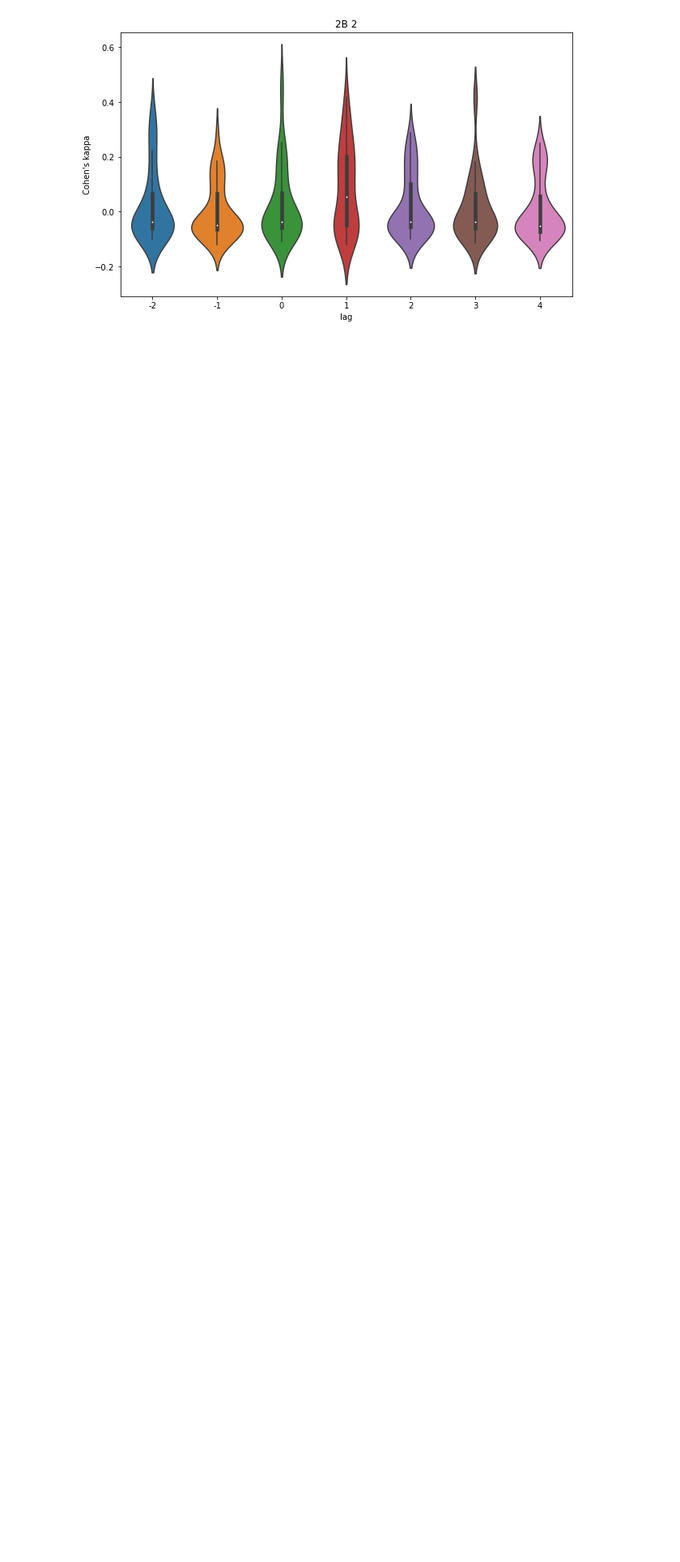
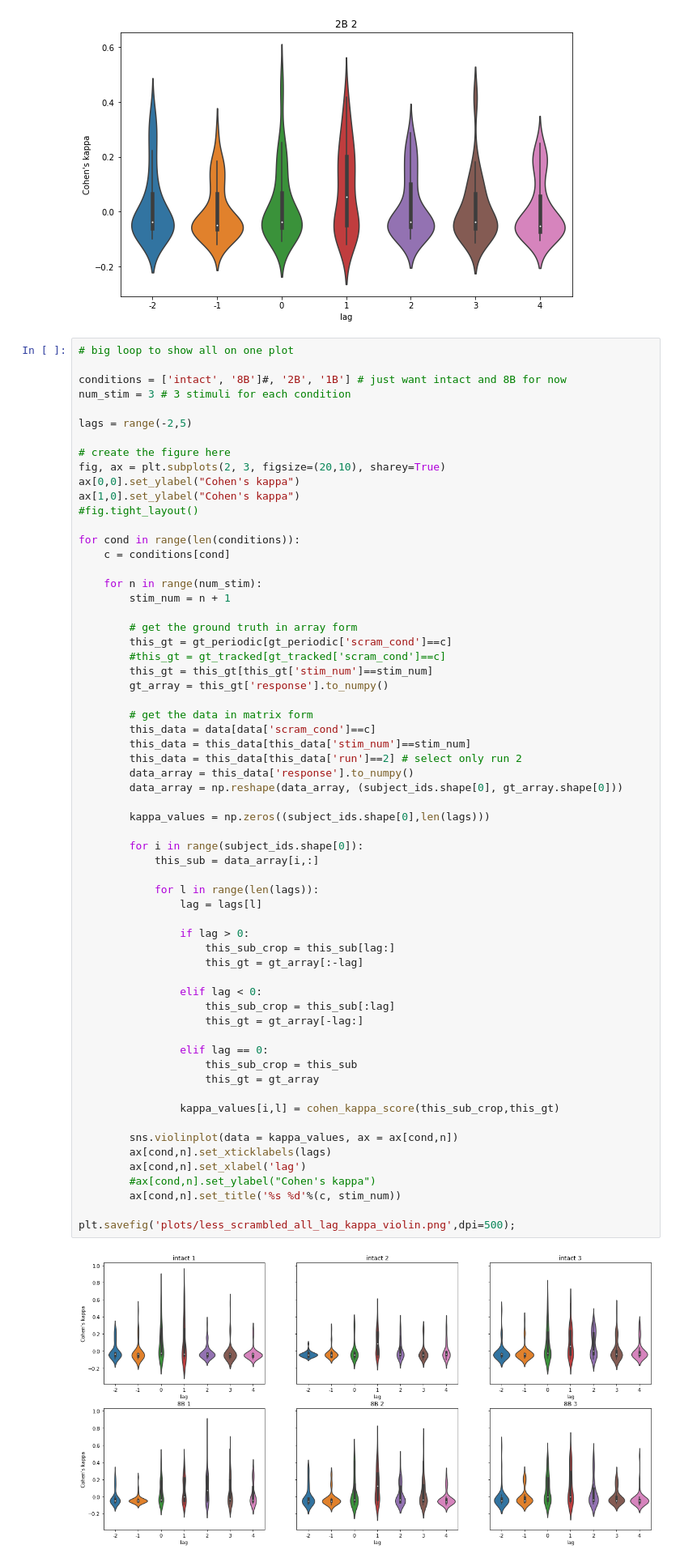
Before and after one commit to riesacassano/BCS-511-minilab-annotations, a Jupyter notebook: annotations_analysis.ipynb, the cells around one changed output. Shown at 81% size. Saved outputs shown, nothing was run; the diff lists cells and outputs as text; blank space fills up the shorter version.

Commit message:
violin plot with all intact and 8B stimuli

```diff
--- a/annotations_analysis.ipynb
+++ b/annotations_analysis.ipynb
@@ -91,3 +109,67 @@ ax.set_title('%s %d'%(c, stim_num))
 plt.savefig('plots/%s_%d_lag_kappa_tracked.png'%(c,stim_num),dpi=300);
 # %% [output]
 [figure]
+# %%
+# big loop to show all on one plot
+
+conditions = ['intact', '8B']#, '2B', '1B'] # just want intact and 8B for now
+num_stim = 3 # 3 stimuli for each condition
+
+lags = range(-2,5)
+
+# create the figure here
+fig, ax = plt.subplots(2, 3, figsize=(20,10), sharey=True)
+ax[0,0].set_ylabel("Cohen's kappa")
+ax[1,0].set_ylabel("Cohen's kappa")
+#fig.tight_layout()
+
+for cond in range(len(conditions)):
+    c = conditions[cond]
+
+    for n in range(num_stim):
+        stim_num = n + 1
+
+        # get the ground truth in array form
+        this_gt = gt_periodic[gt_periodic['scram_cond']==c]
+        #this_gt = gt_tracked[gt_tracked['scram_cond']==c]
+        this_gt = this_gt[this_gt['stim_num']==stim_num]
+        gt_array = this_gt['response'].to_numpy()
+
+        # get the data in matrix form
+        this_data = data[data['scram_cond']==c]
+        this_data = this_data[this_data['stim_num']==stim_num]
+        this_data = this_data[this_data['run']==2] # select only run 2
+        data_array = this_data['response'].to_numpy()
+        data_array = np.reshape(data_array, (subject_ids.shape[0], gt_array.shape[0]))
+
+        kappa_values = np.zeros((subject_ids.shape[0],len(lags)))
+
+        for i in range(subject_ids.shape[0]):
+            this_sub = data_array[i,:]
+
+            for l in range(len(lags)):
+                lag = lags[l]
+
+                if lag > 0:
+                    this_sub_crop = this_sub[lag:]
+                    this_gt = gt_array[:-lag]
+
+                elif lag < 0:
+                    this_sub_crop = this_sub[:lag]
+                    this_gt = gt_array[-lag:]
+
+                elif lag == 0:
+                    this_sub_crop = this_sub
+                    this_gt = gt_array
+
+                kappa_values[i,l] = cohen_kappa_score(this_sub_crop,this_gt)
+
+        sns.violinplot(data = kappa_values, ax = ax[cond,n])
+        ax[cond,n].set_xticklabels(lags)
+        ax[cond,n].set_xlabel('lag')
+        #ax[cond,n].set_ylabel("Cohen's kappa")
+        ax[cond,n].set_title('%s %d'%(c, stim_num))
+
+plt.savefig('plots/less_scrambled_all_lag_kappa_violin.png',dpi=500);
+# %% [output]
+[figure, added]
```
Also changed, not shown: parts of 1 cell of this notebook, 1 other file.
